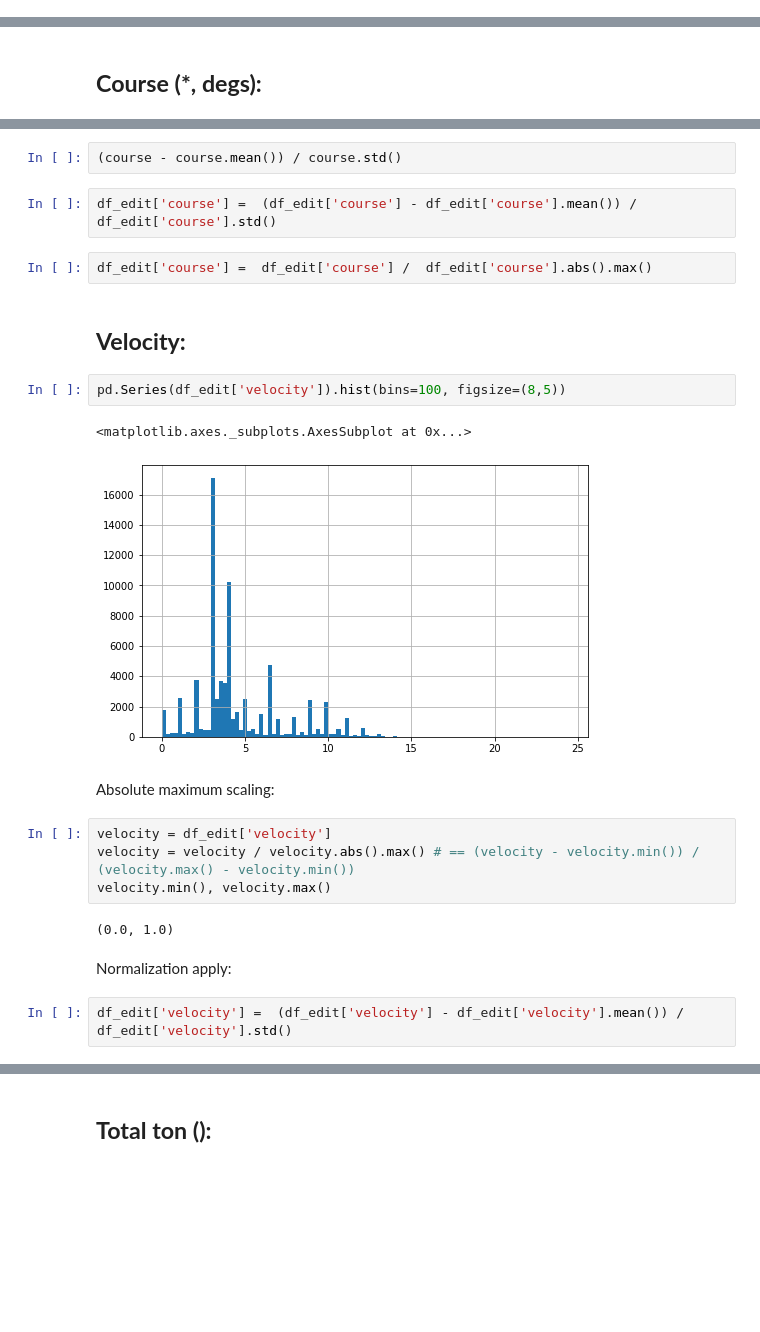
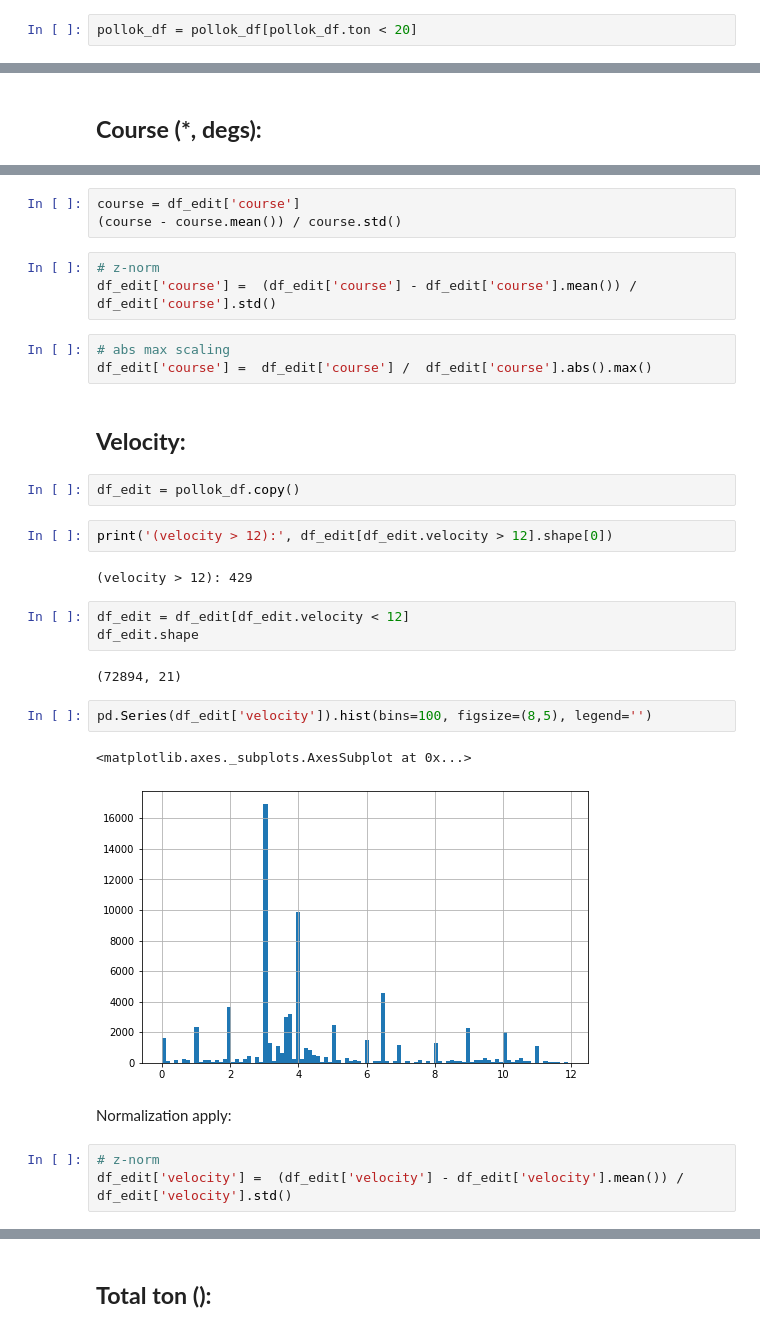
Before and after one commit to specialo0/AI4Sea, a Jupyter notebook: AI4Sea.ipynb, the cells around one changed output, grey strips where cells are left out. Drawn from its saved outputs; the diff is of its cells as text; blank space fills up the shorter version.

```diff
--- a/AI4Sea.ipynb
+++ b/AI4Sea.ipynb
@@ -64,3 +49,5 @@ pollok_df.head(3)
+# %%
+pollok_df = pollok_df[pollok_df.ton < 20]
 # %%
 pollok_df.isna().sum()
 # %% [output]
@@ -259,26 +252,33 @@ pd.Series(df_edit['course']).hist(bins=100, figsize=(8,5))
 # %%
+course = df_edit['course']
 (course - course.mean()) / course.std()
 # %%
+# z-norm
 df_edit['course'] =  (df_edit['course'] - df_edit['course'].mean()) / df_edit['course'].std()
 # %%
+# abs max scaling
 df_edit['course'] =  df_edit['course'] /  df_edit['course'].abs().max()
 # %% [markdown]
 ## **Velocity:**
+# %%
+df_edit = pollok_df.copy()
+# %%
+print('(velocity > 12):', df_edit[df_edit.velocity > 12].shape[0])
+# %% [output]
+(velocity > 12): 429
+# %%
+df_edit = df_edit[df_edit.velocity < 12]
+df_edit.shape
+# %% [output]
+(72894, 21)
 # %%
-pd.Series(df_edit['velocity']).hist(bins=100, figsize=(8,5))
+pd.Series(df_edit['velocity']).hist(bins=100, figsize=(8,5), legend='')
 # %% [output]
 <matplotlib.axes._subplots.AxesSubplot at 0x...>
-[figure, old version]
+[figure, new version]
-# %% [markdown]
-Absolute maximum scaling:
-# %%
-velocity = df_edit['velocity']
-velocity = velocity / velocity.abs().max() # == (velocity - velocity.min()) / (velocity.max() - velocity.min())
-velocity.min(), velocity.max()
-# %% [output]
-(0.0, 1.0)
 # %% [markdown]
 Normalization apply:
 # %%
+# z-norm
 df_edit['velocity'] =  (df_edit['velocity'] - df_edit['velocity'].mean()) / df_edit['velocity'].std()
 # %%
```
Also changed, not shown: parts of 85 cells of this notebook.
